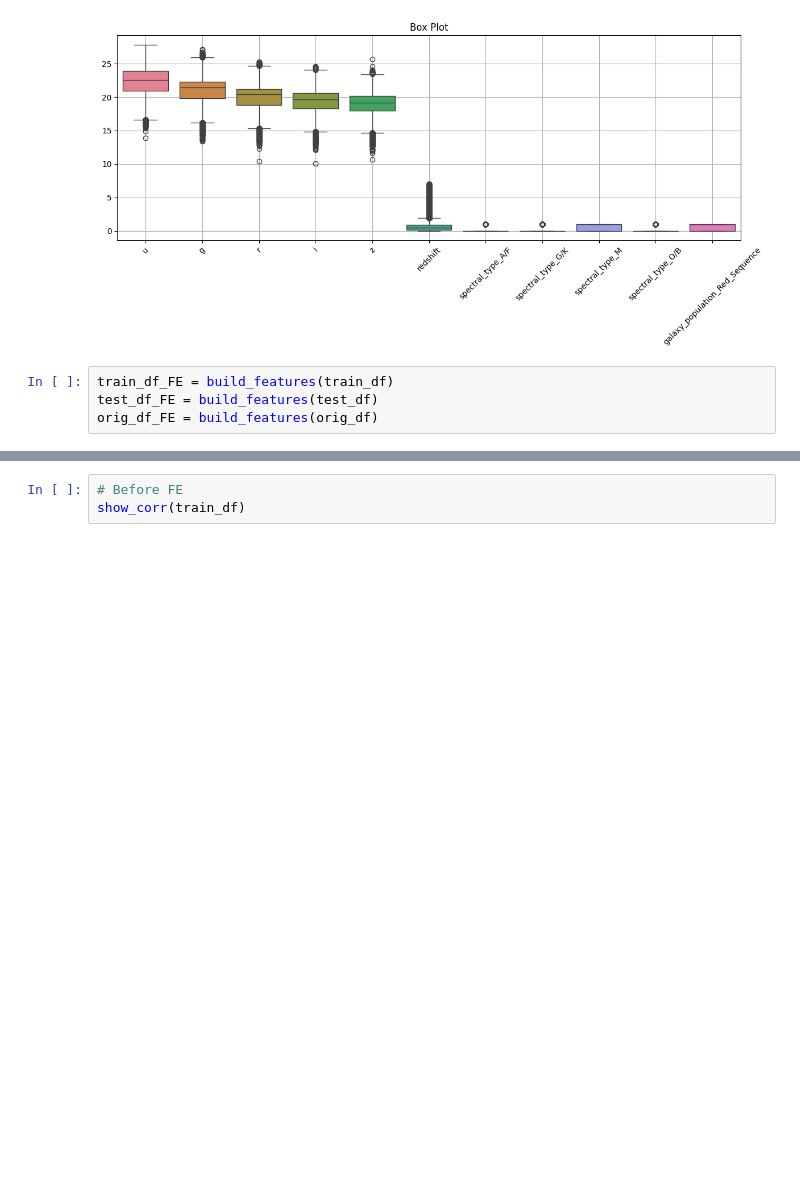
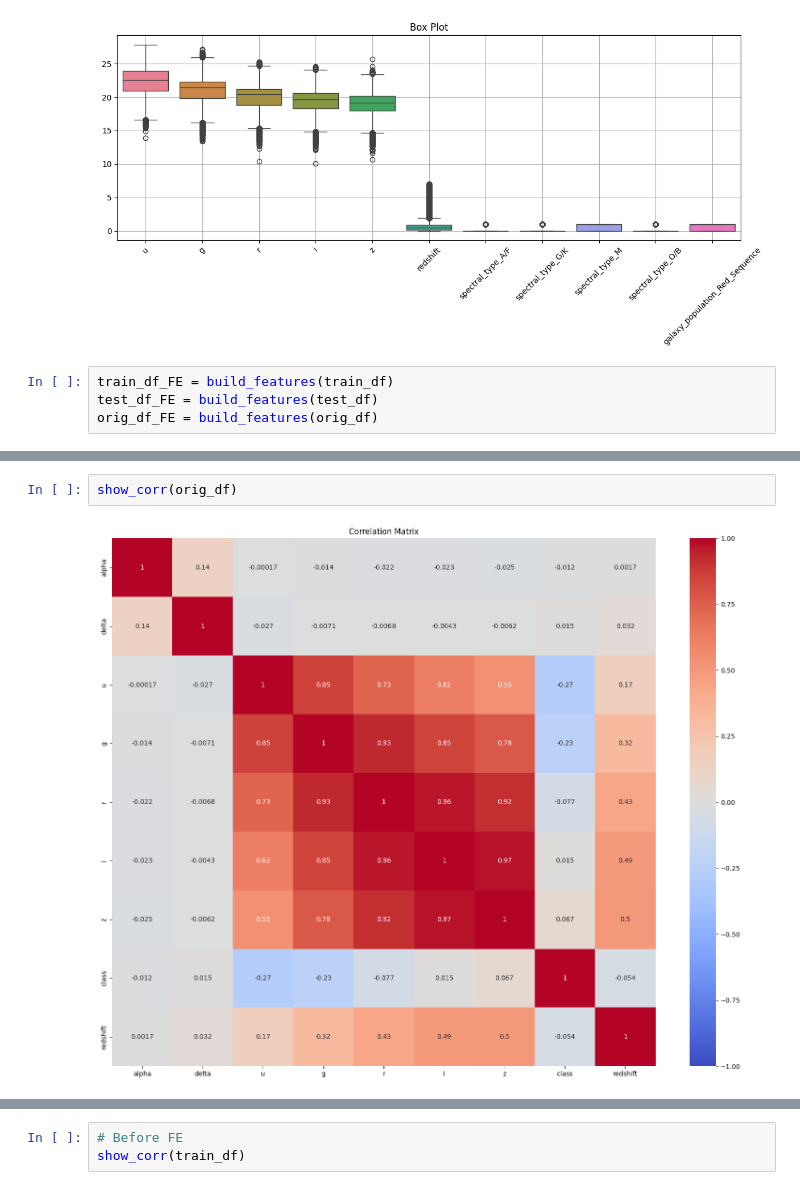
Before and after one commit to abdubakr77/predicting-stellar-class, a Jupyter notebook: notebooks/02_preprocessing.ipynb, the cells around one changed output, grey strips where cells are left out. Drawn from its saved outputs; the diff is of its cells as text; blank space fills up the shorter version.

```diff
--- a/notebooks/02_preprocessing.ipynb
+++ b/notebooks/02_preprocessing.ipynb
@@ -142,0 +143,4 @@ orig_df_FE.head()
+# %%
+show_corr(orig_df)
+# %% [output]
+[figure, added]
```
Also changed, not shown: parts of 2 cells of this notebook.
